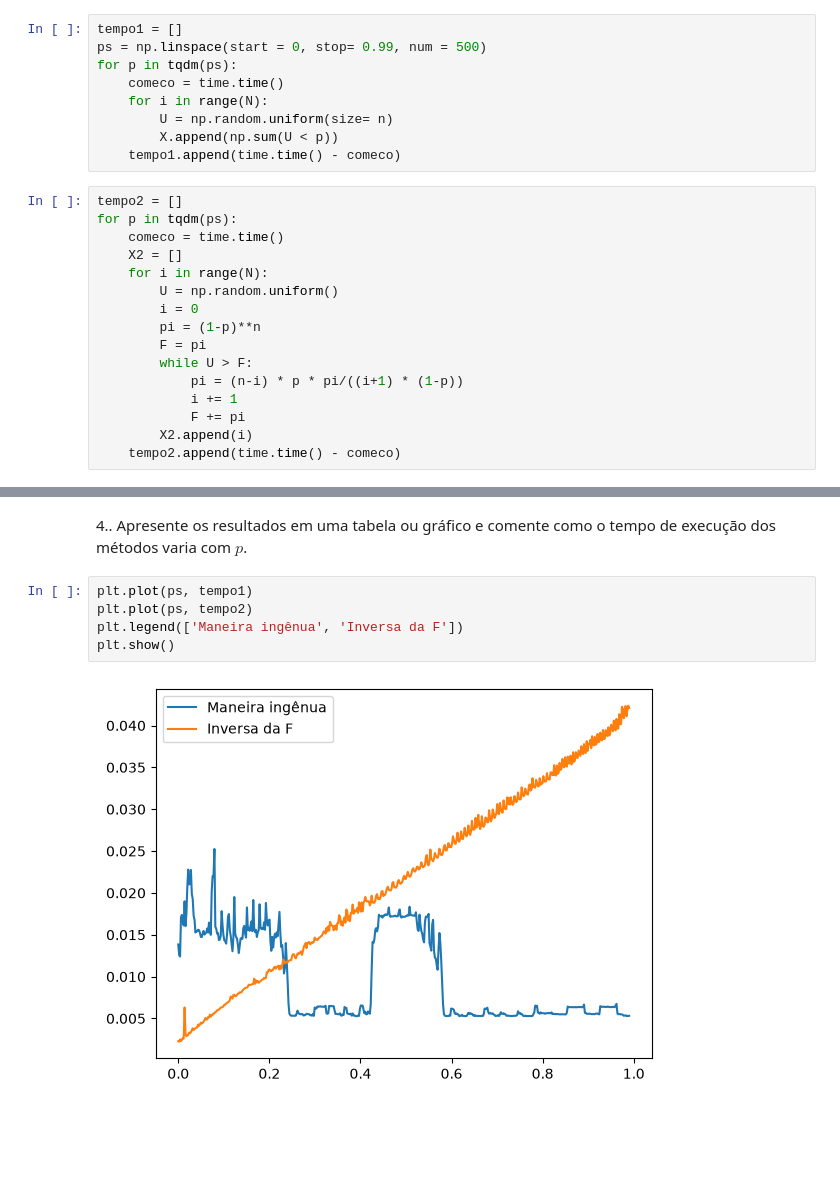
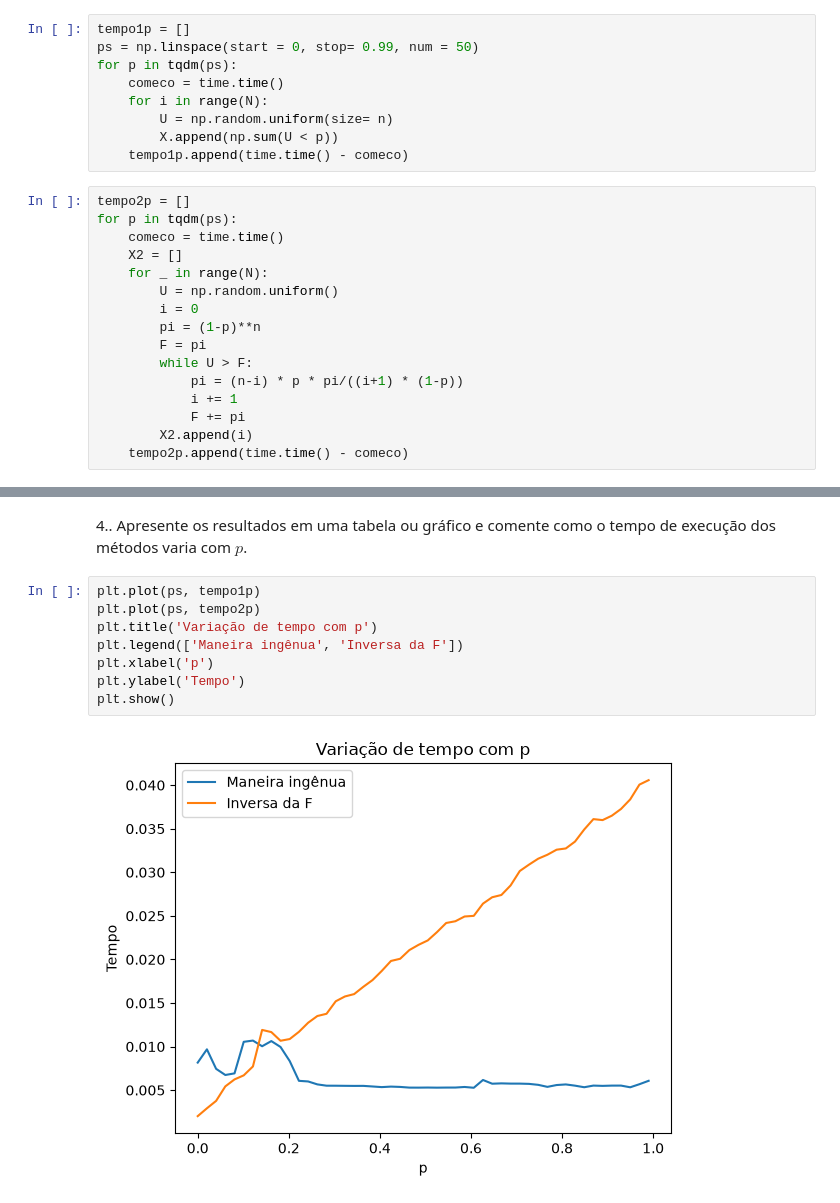
Before and after one commit to BenvenutiMateus/prog-estat, a Jupyter notebook: lab2.ipynb, the cells around one changed output, grey strips where cells are left out. Saved outputs shown, nothing was run; the diff lists cells and outputs as text; blank space fills up the shorter version.

```diff
--- a/lab2.ipynb
+++ b/lab2.ipynb
@@ -72,18 +75,18 @@ plt.show()
 # %%
-tempo1 = []
-ps = np.linspace(start = 0, stop= 0.99, num = 500)
+tempo1p = []
+ps = np.linspace(start = 0, stop= 0.99, num = 50)
 for p in tqdm(ps):
     comeco = time.time()
     for i in range(N):
         U = np.random.uniform(size= n)
         X.append(np.sum(U < p))
-    tempo1.append(time.time() - comeco)
+    tempo1p.append(time.time() - comeco)
 # %%
-tempo2 = []
+tempo2p = []
 for p in tqdm(ps):
     comeco = time.time()
     X2 = []
-    for i in range(N):
+    for _ in range(N):
         U = np.random.uniform()
         i = 0
         pi = (1-p)**n
@@ -93,5 +96,5 @@ for p in tqdm(ps):
             i += 1
             F += pi
         X2.append(i)
-    tempo2.append(time.time() - comeco)
+    tempo2p.append(time.time() - comeco)
 # %%
@@ -103,9 +108,12 @@ Tempo médio para inversa da F: 0.021817463397979735
 # %% [markdown]
 4.. Apresente os resultados em uma tabela ou gráfico e comente como o tempo de execução dos métodos varia com $p$.
 # %%
-plt.plot(ps, tempo1)
-plt.plot(ps, tempo2)
+plt.plot(ps, tempo1p)
+plt.plot(ps, tempo2p)
+plt.title('Variação de tempo com p')
 plt.legend(['Maneira ingênua', 'Inversa da F'])
+plt.xlabel('p')
+plt.ylabel('Tempo')
 plt.show()
 # %% [output]
-[figure, old version]
+[figure, new version]
```
Also changed, not shown: parts of 10 cells of this notebook, 1 other file.
